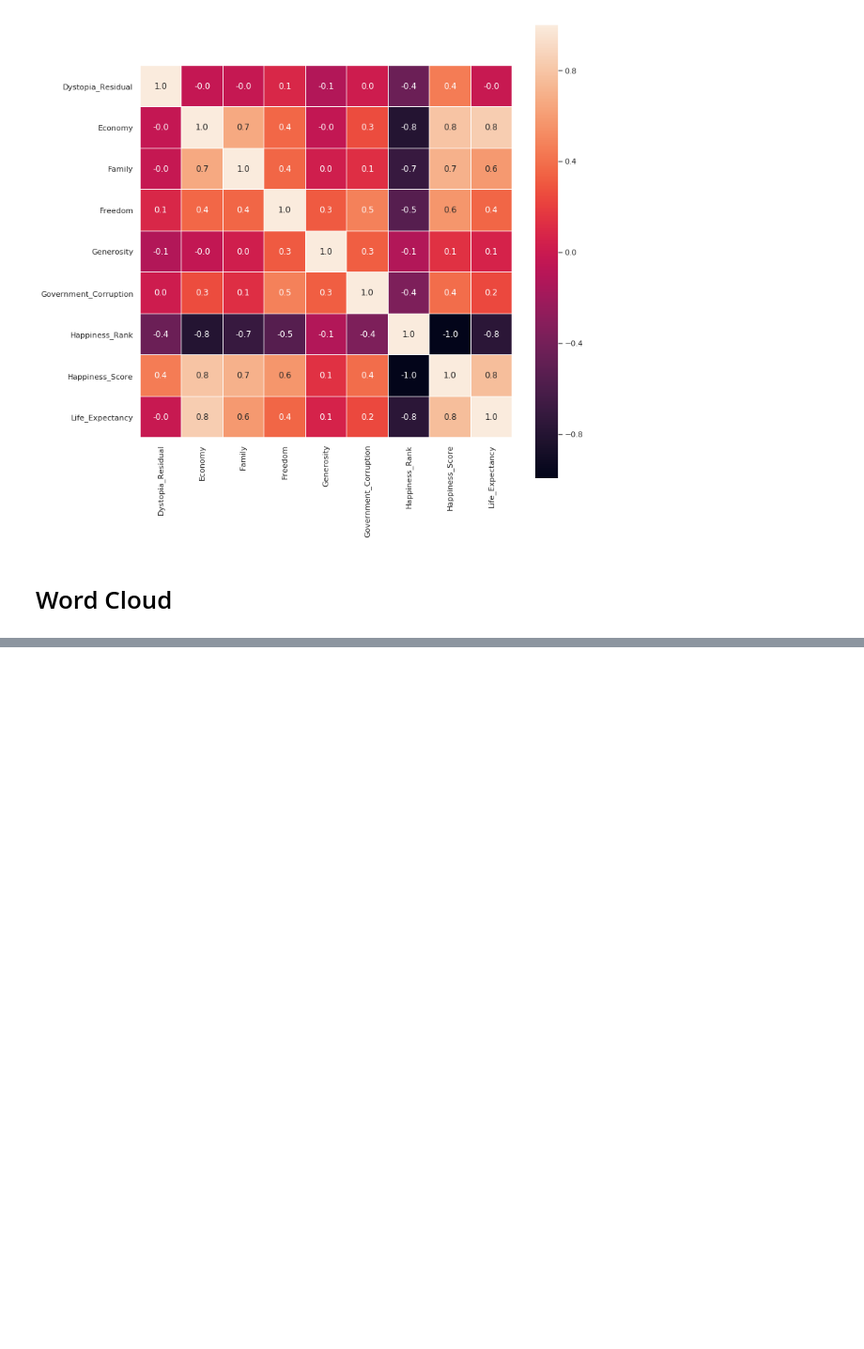
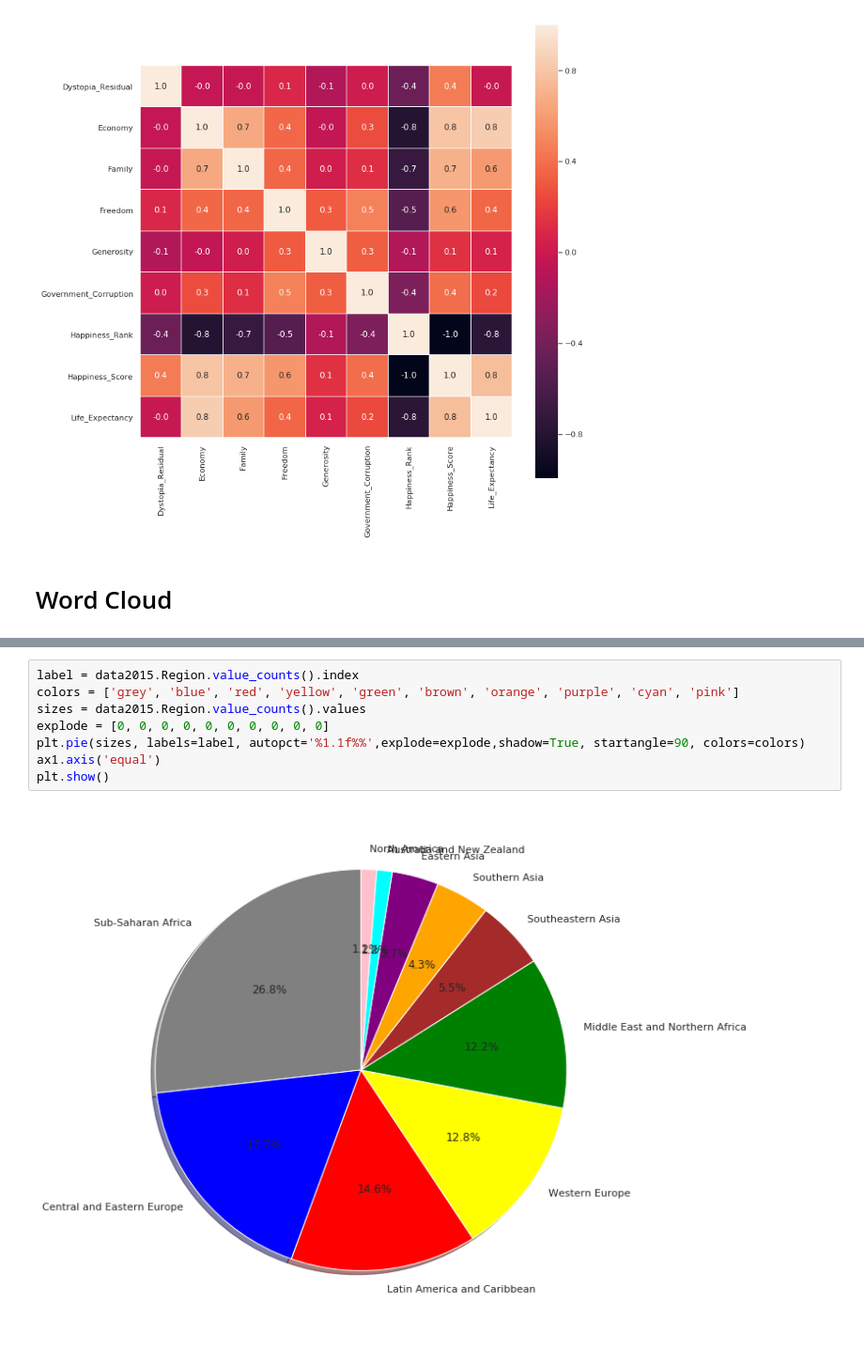
Before and after one commit to ddb95/Data_Science_and_ML_Projects, a Jupyter notebook: happinessReport/worldHappinessReport.ipynb, the cells around one changed output, grey strips where cells are left out. Shown at 94% size. Drawn from its saved outputs; the diff is of its cells as text; blank space fills up the shorter version.

```diff
--- a/happinessReport/worldHappinessReport.ipynb
+++ b/happinessReport/worldHappinessReport.ipynb
@@ -675,0 +721,10 @@ plt.show()
+# %%
+label = data2015.Region.value_counts().index
+colors = ['grey', 'blue', 'red', 'yellow', 'green', 'brown', 'orange', 'purple', 'cyan', 'pink']
+sizes = data2015.Region.value_counts().values
+explode = [0, 0, 0, 0, 0, 0, 0, 0, 0, 0]
+plt.pie(sizes, labels=label, autopct='%1.1f%%',explode=explode,shadow=True, startangle=90, colors=colors)
+ax1.axis('equal')
+plt.show()
+# %% [output]
+[figure, added]
```
Also changed, not shown: parts of 13 cells of this notebook.
